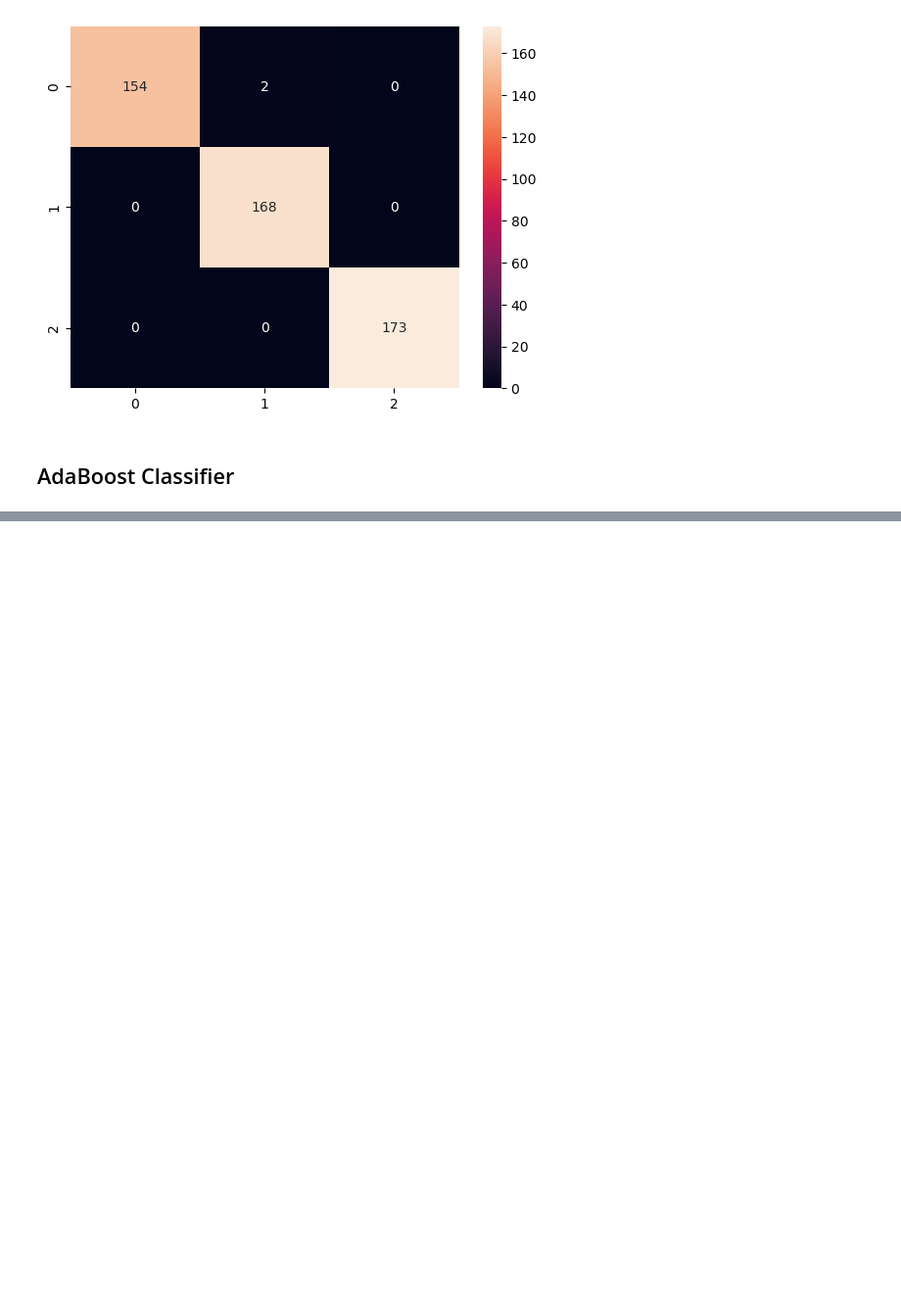
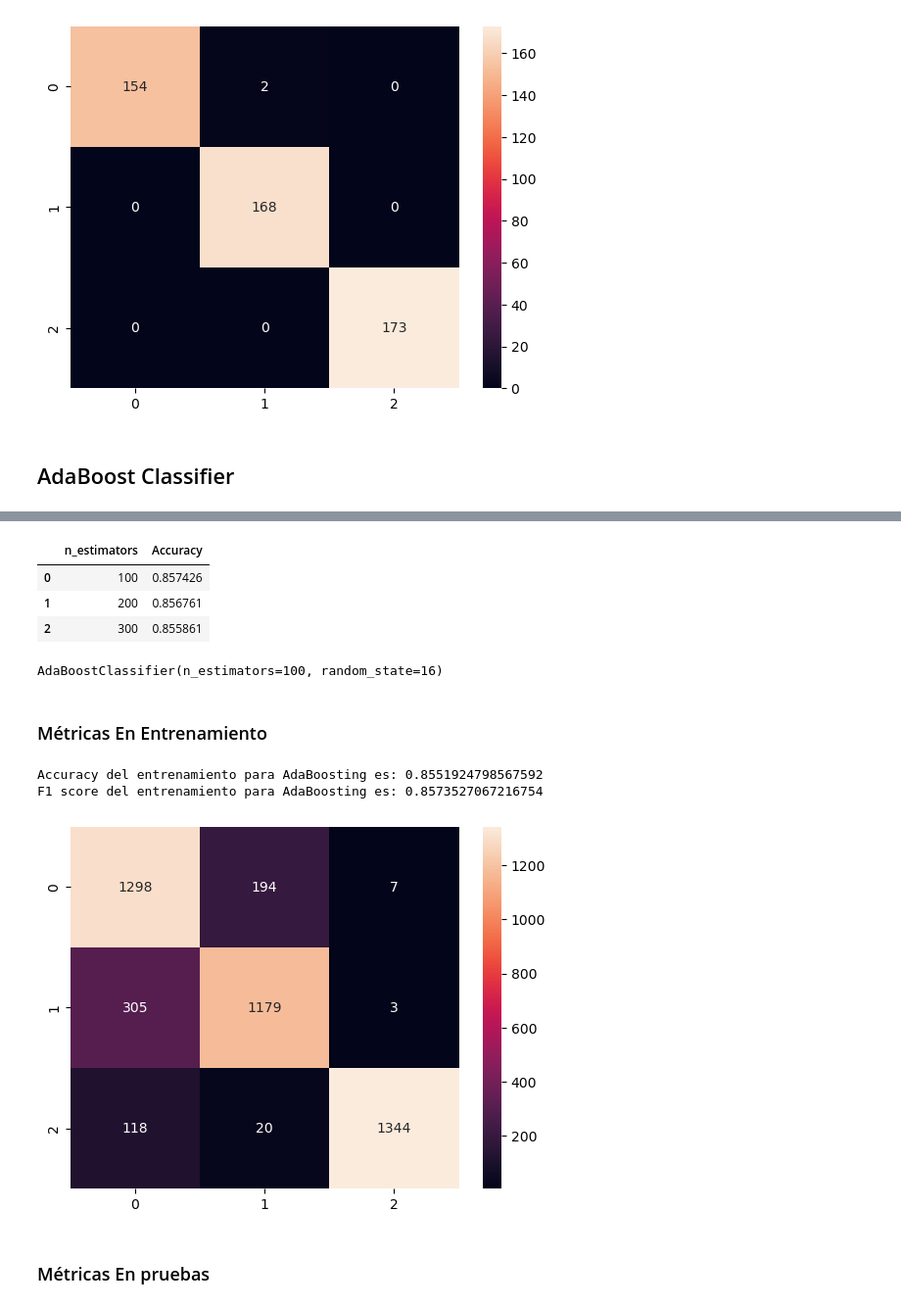
Before and after one commit to SGiraldoZ/talleres_cientifica, a Jupyter notebook: taller_2/taller2_medicina_CC.ipynb, the cells around one changed output, grey strips where cells are left out. Shown at 98% size. Saved outputs shown, nothing was run; the diff lists cells and outputs as text; code cells hidden in the pictures; blank space fills up the shorter version.

Commit message:
Taller 2 hasta resultados del último modelo. Falta escoger mejor

```diff
--- a/taller_2/taller2_medicina_CC.ipynb
+++ b/taller_2/taller2_medicina_CC.ipynb
@@ -669,9 +725,6 @@ F1 score de las pruebas para GradientBoosting es: 0.9959747797723543
 # %%
 modelo_7 = AdaBoostClassifier(random_state = 16)
-hiper_grid = {'n_estimators' : [100, 200, 300],
-              'max_depth' : [15, 20, 25, 30],
-              'min_samples_split' : [3, 4, 5],
-              'max_leaf_nodes' : [None,10,12,15]}
+hiper_grid = {'n_estimators' : [100, 200, 300]}
 # %%
 classifier_e = GridSearchCV(estimator = modelo_7,
                             param_grid = hiper_grid,
@@ -682,0 +737,31 @@ ValueError: Invalid parameter 'max_depth' for estimator AdaBoostClassifier(rando
+# %%
+validation = pd.concat([pd.DataFrame(classifier_e.cv_results_['params']), pd.DataFrame(classifier_e.cv_results_['mean_test_score'], columns = ['Accuracy'])], axis = 1)
+validation.sort_values('Accuracy', ascending = False)
+# %% [output]
+|  | n_estimators | Accuracy |
+| 0 | 100 | 0.857426 |
+| 1 | 200 | 0.856761 |
+| 2 | 300 | 0.855861 |
+# %%
+modelo_7_final = classifier_e.best_estimator_
+modelo_7_final
+# %% [output]
+AdaBoostClassifier(n_estimators=100, random_state=16)
+# %% [markdown]
+### Métricas En Entrenamiento
+# %%
+y_pred_train_final_7 = modelo_7_final.predict(x_train)
+accuracy_train_7_final = accuracy_score(y_train, y_pred_train_final_7)
+matrix_train_7_final = confusion_matrix(y_train, y_pred_train_final_7)
+f1_train_7_final = f1_score(y_train, y_pred_train_final_7, average='weighted')
+# %%
+print(f'Accuracy del entrenamiento para AdaBoosting es: {accuracy_train_7_final}')
+print(f'F1 score del entrenamiento para AdaBoosting es: {f1_train_7_final}')
+sb.heatmap(matrix_train_7_final, annot = True, fmt = 'd')
+plt.show()
+# %% [output]
+Accuracy del entrenamiento para AdaBoosting es: 0.8551924798567592
+F1 score del entrenamiento para AdaBoosting es: 0.8573527067216754
+[figure, added]
+# %% [markdown]
+### Métricas En pruebas
```
Also changed, not shown: parts of 42 cells of this notebook.
